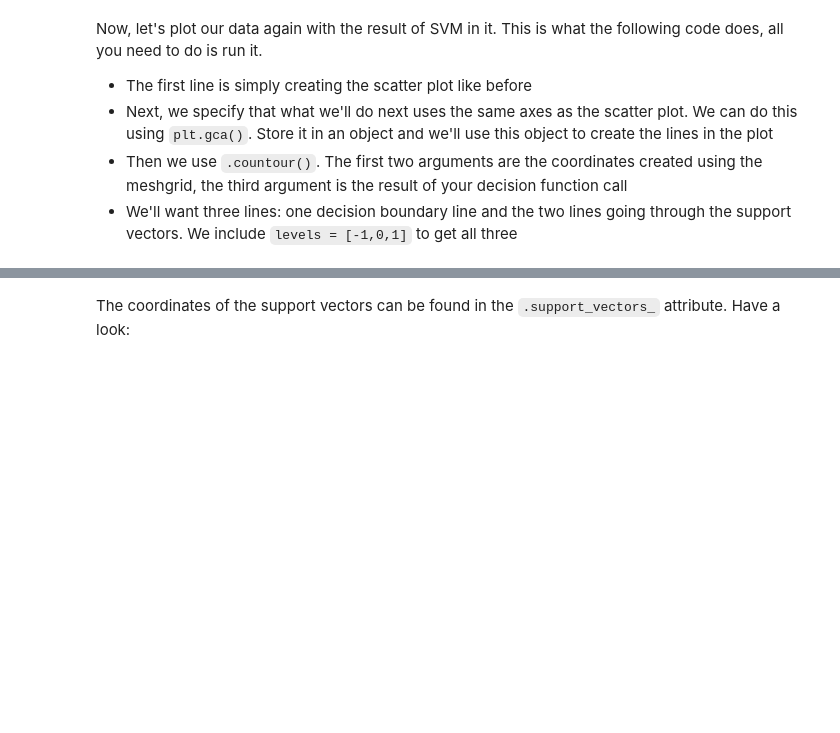
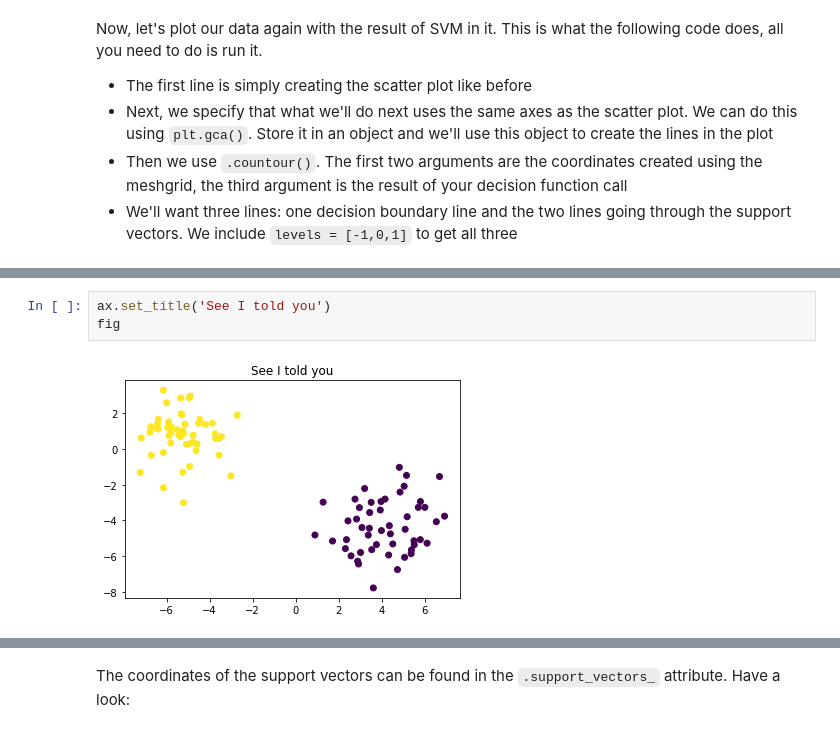
Before and after one commit to jirvingphd/fsds_pt_100719_cohort_notes, a Jupyter notebook: labs_from_class/sect_31_SVMs/svm_sklearn_lab_SG.ipynb, the cells around one changed output, grey strips where cells are left out. Drawn from its saved outputs; the diff is of its cells as text; blank space fills up the shorter version.

```diff
--- a/labs_from_class/sect_31_SVMs/svm_sklearn_lab_SG.ipynb
+++ b/labs_from_class/sect_31_SVMs/svm_sklearn_lab_SG.ipynb
@@ -116,3 +317,8 @@ Now, let's plot our data again with the result of SVM in it. This is what the fo
+# %%
+ax.set_title('See I told you')
+fig
+# %% [output]
+[figure, added]
 # %%
 plt.scatter(X_11, X_12, c=y_1)
 axes = plt.gca()
```
Also changed, not shown: parts of 38 cells of this notebook, 3 other files.
